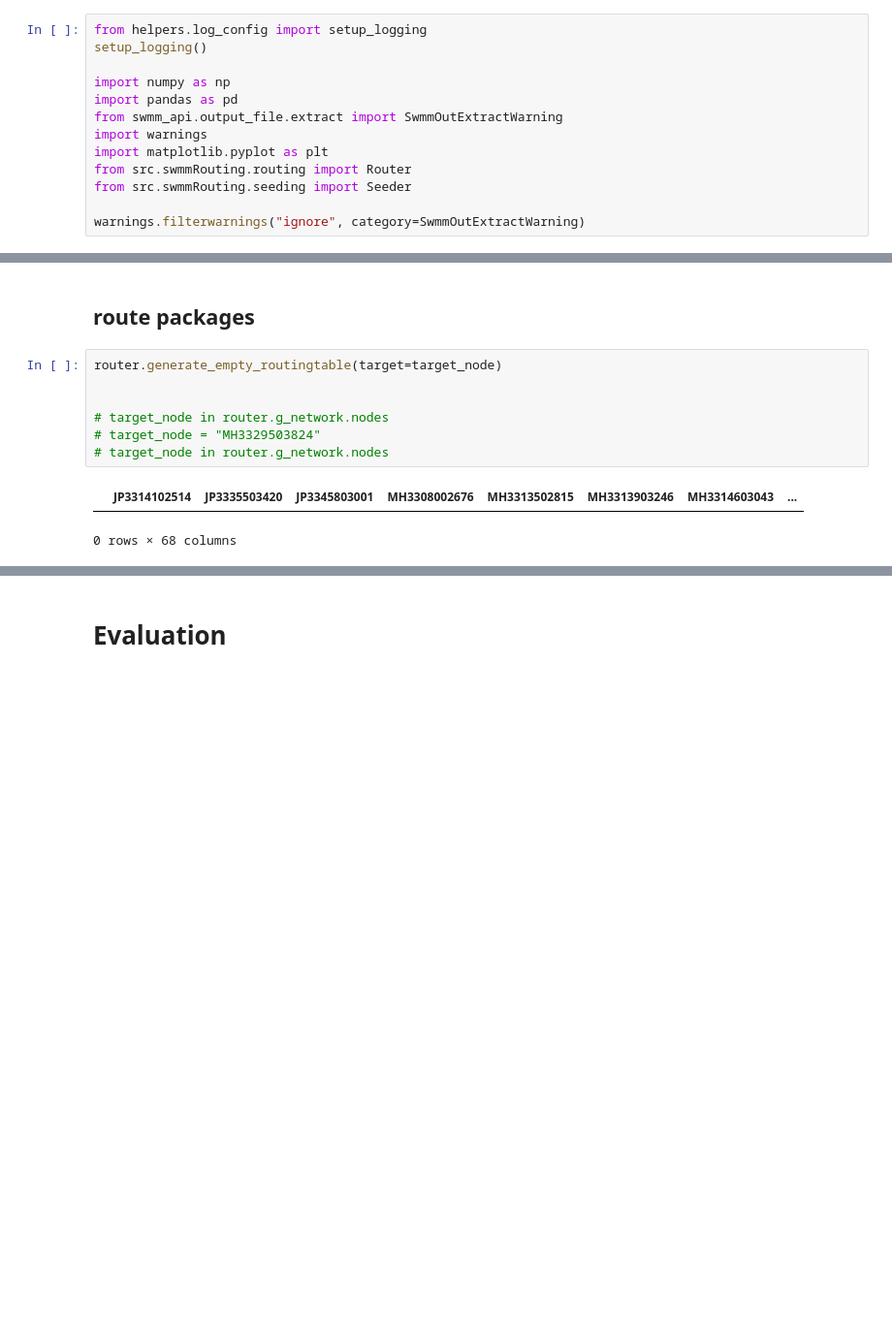
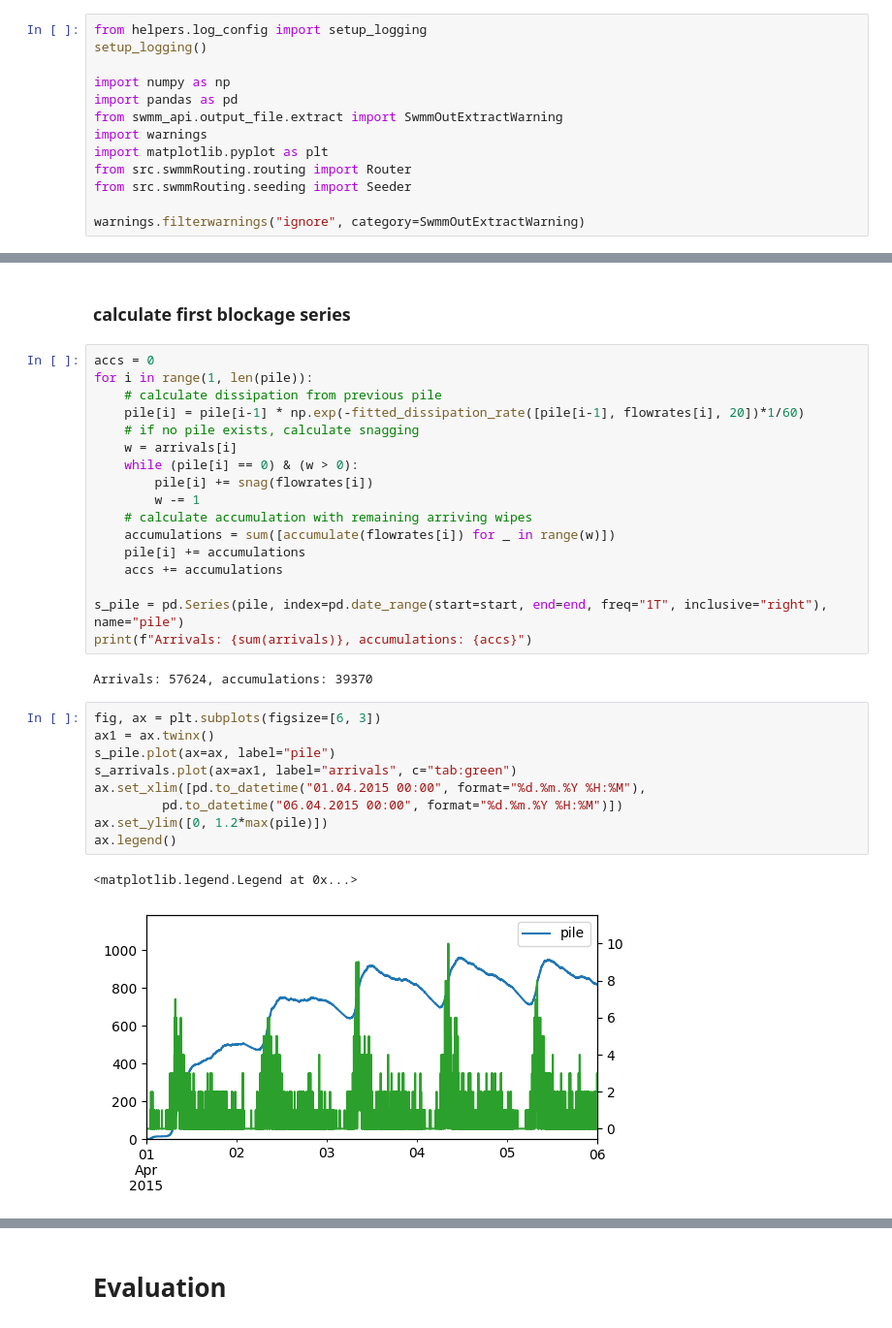
Before and after one commit to alBartig/PacketSWMM, a Jupyter notebook: apps/con_sim_interface.ipynb, the cells around one changed output, grey strips where cells are left out. Shown at 97% size. Cells and saved outputs as stored; diff of their text form; blank space fills up the shorter version.

```diff
--- a/apps/con_sim_interface.ipynb
+++ b/apps/con_sim_interface.ipynb
@@ -90,12 +131,33 @@ router.get_flows_from_outfile(path_out=out_path,
-# %% [markdown]
-## route packages
-# %%
-router.generate_empty_routingtable(target=target_node)
-
-
-# target_node in router.g_network.nodes
-# target_node = "MH3329503824"
-# target_node in router.g_network.nodes
-# %% [output]
-|  | JP3314102514 | JP3335503420 | JP3345803001 | MH3308002676 | MH3313502815 | MH3313903246 | MH3314603043 | ... |
-0 rows × 68 columns
+# %% [markdown]
+### calculate first blockage series
+# %%
+accs = 0
+for i in range(1, len(pile)):
+    # calculate dissipation from previous pile
+    pile[i] = pile[i-1] * np.exp(-fitted_dissipation_rate([pile[i-1], flowrates[i], 20])*1/60)
+    # if no pile exists, calculate snagging
+    w = arrivals[i]
+    while (pile[i] == 0) & (w > 0):
+        pile[i] += snag(flowrates[i])
+        w -= 1
+    # calculate accumulation with remaining arriving wipes
+    accumulations = sum([accumulate(flowrates[i]) for _ in range(w)])
+    pile[i] += accumulations
+    accs += accumulations
+
+s_pile = pd.Series(pile, index=pd.date_range(start=start, end=end, freq="1T", inclusive="right"), name="pile")
+print(f"Arrivals: {sum(arrivals)}, accumulations: {accs}")
+# %% [output]
+Arrivals: 57624, accumulations: 39370
+# %%
+fig, ax = plt.subplots(figsize=[6, 3])
+ax1 = ax.twinx()
+s_pile.plot(ax=ax, label="pile")
+s_arrivals.plot(ax=ax1, label="arrivals", c="tab:green")
+ax.set_xlim([pd.to_datetime("01.04.2015 00:00", format="%d.%m.%Y %H:%M"),
+         pd.to_datetime("06.04.2015 00:00", format="%d.%m.%Y %H:%M")])
+ax.set_ylim([0, 1.2*max(pile)])
+ax.legend()
+# %% [output]
+<matplotlib.legend.Legend at 0x...>
+[figure, added]
```
Also changed, not shown: parts of 22 cells of this notebook, 2 other files.
